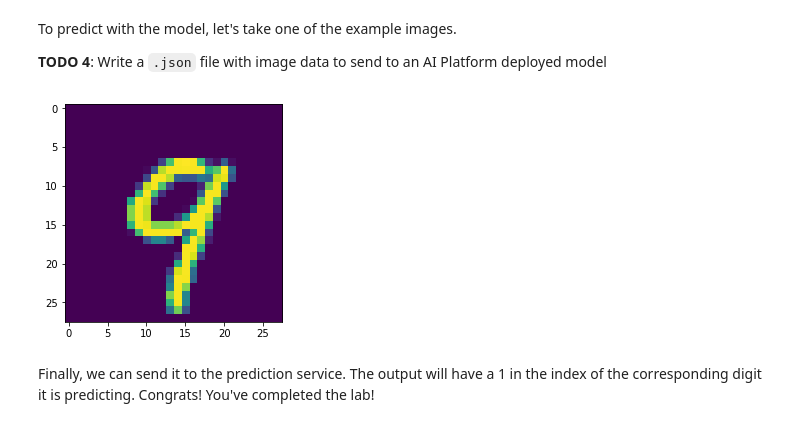
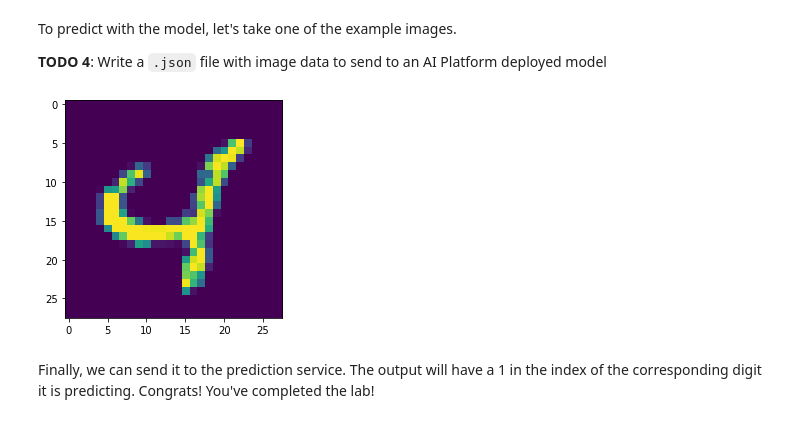
Before and after one commit to abhishekdiphu/Advance_Machine_Learning_Google_Cloud, a Jupyter notebook: Image Understanding with TensorFlow on GCP/week1/CNN_for_Image_Classification/MNIST/2_mnist_models.ipynb, the cells around one changed output. Cells and saved outputs as stored; diff of their text form; code cells hidden in the pictures.

```diff
--- a/Image Understanding with TensorFlow on GCP/week1/CNN_for_Image_Classification/MNIST/2_mnist_models.ipynb
+++ b/Image Understanding with TensorFlow on GCP/week1/CNN_for_Image_Classification/MNIST/2_mnist_models.ipynb
@@ -394,22 +437,22 @@ To predict with the model, let's take one of the example images.
 # %%
 import json, codecs
 import tensorflow as tf
 import matplotlib.pyplot as plt
 from mnist_models.trainer import util
 
 HEIGHT = 28
 WIDTH = 28
-IMGNO = 12
+IMGNO = 67
 
 mnist = tf.keras.datasets.mnist.load_data()
 (x_train, y_train), (x_test, y_test) = mnist
 test_image = x_test[IMGNO]
 
 jsondata = test_image.reshape(HEIGHT, WIDTH, 1).tolist()
 json.dump(jsondata, codecs.open("test.json", "w", encoding = "utf-8"))
 plt.imshow(test_image.reshape(HEIGHT, WIDTH));
 # %% [output]
-[figure, old version]
+[figure, new version]
 # %% [markdown]
 Finally, we can send it to the prediction service. The output will have a 1 in the index of the corresponding digit it is predicting. Congrats! You've completed the lab!
 # %%
```
Also changed, not shown: parts of 7 cells of this notebook, 7 other files.
